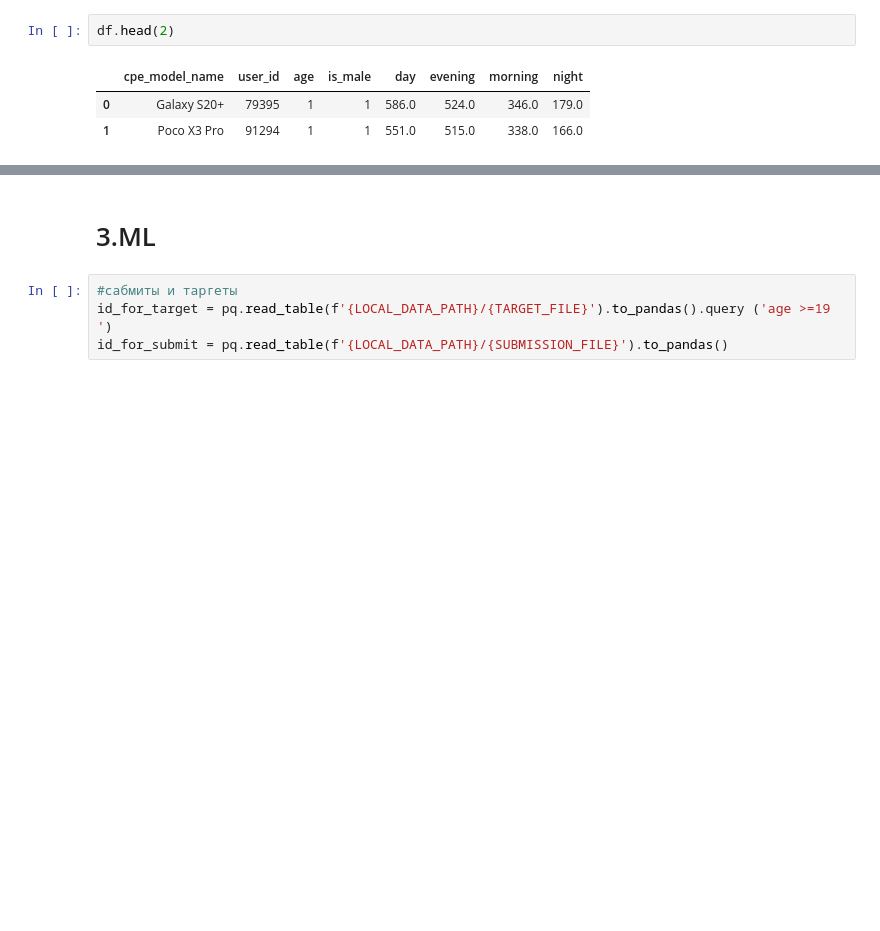
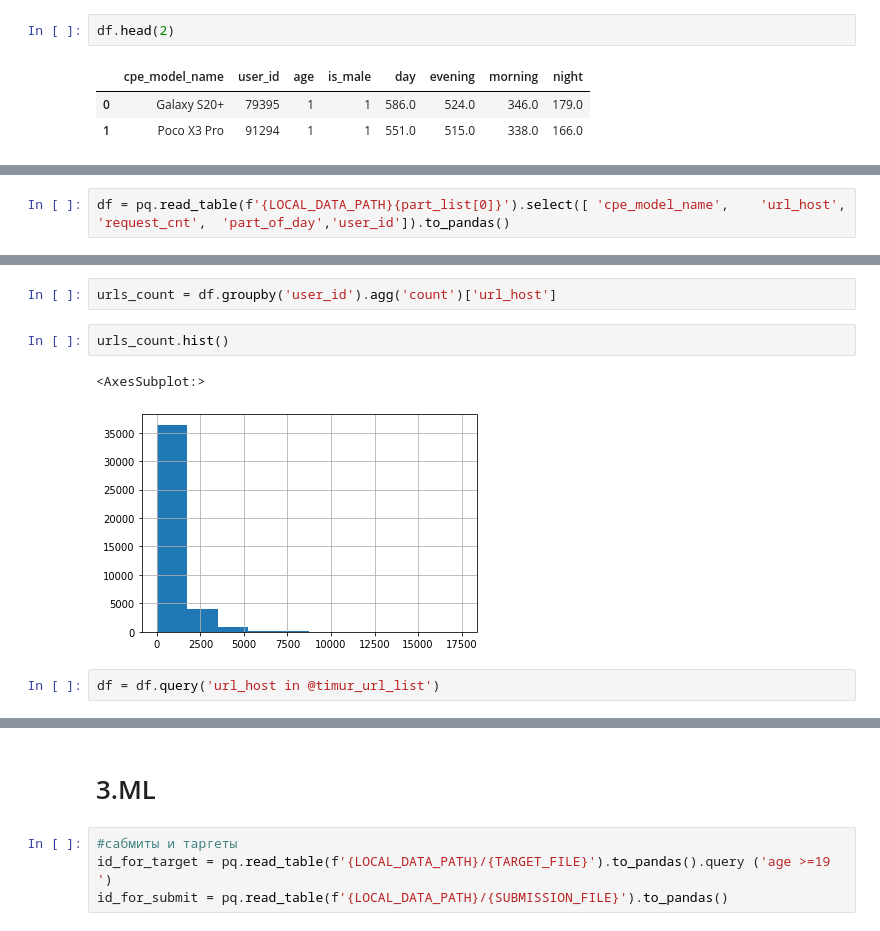
Before and after one commit to ivan74rus/MTS-ML-CUP, a Jupyter notebook: MTS_CUP_ipynb"".ipynb, the cells around one changed output, grey strips where cells are left out. Saved outputs shown, nothing was run; the diff lists cells and outputs as text; blank space fills up the shorter version.

Commit message:
score 1,6539579536  feature select

```diff
--- a/MTS_CUP_ipynb"".ipynb
+++ b/MTS_CUP_ipynb"".ipynb
@@ -809,0 +1232,2 @@ df.head(2)
+# %%
+df = pq.read_table(f'{LOCAL_DATA_PATH}{part_list[0]}').select([	'cpe_model_name',	 'url_host',		'request_cnt',	'part_of_day','user_id']).to_pandas()
@@ -809,0 +1243,9 @@ df.head(2)
+# %%
+urls_count = df.groupby('user_id').agg('count')['url_host']
+# %%
+urls_count.hist()
+# %% [output]
+<AxesSubplot:>
+[figure, added]
+# %%
+df = df.query('url_host in @timur_url_list')
```
Also changed, not shown: parts of 168 cells of this notebook.
